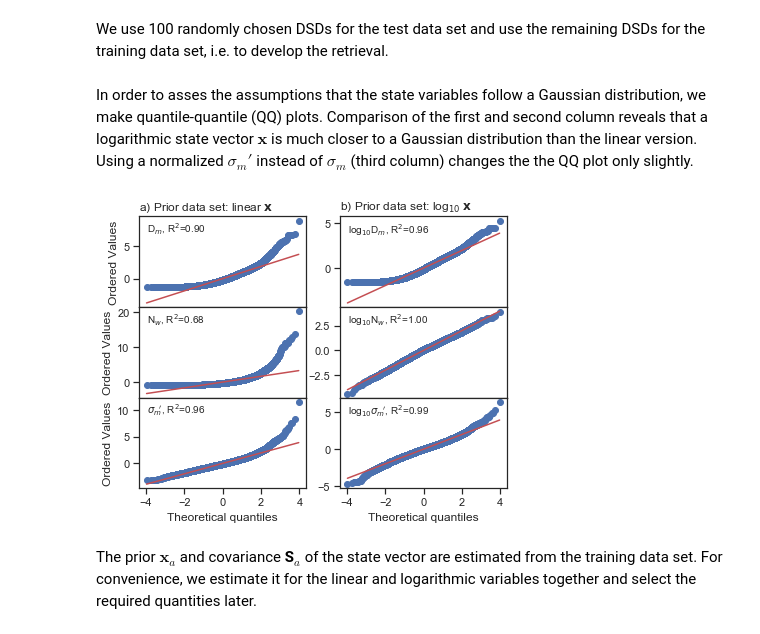
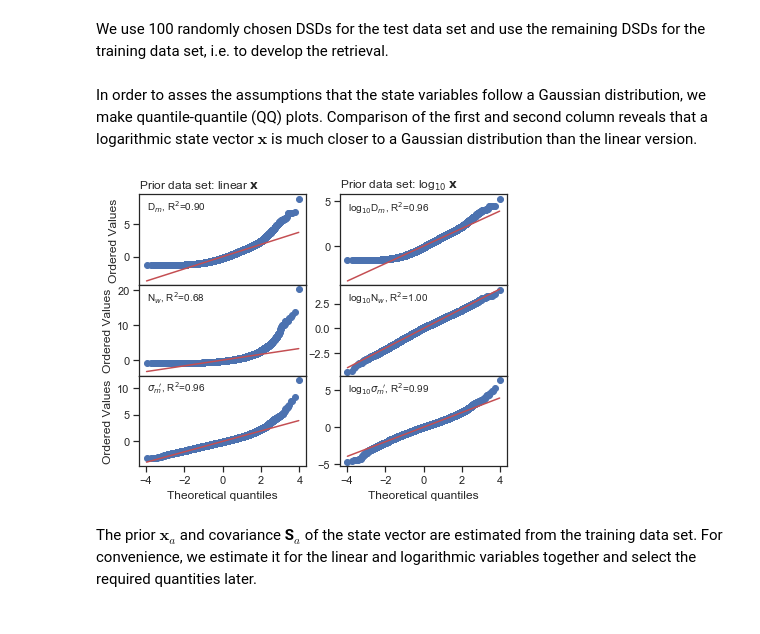
Before and after one commit to maahn/pyOptimalEstimation_examples, a Jupyter notebook: Supplement B - DSD retrieval.ipynb, the cells around one changed output. Saved outputs shown, nothing was run; the diff lists cells and outputs as text; code cells hidden in the pictures.

```diff
--- a/Supplement B - DSD retrieval.ipynb
+++ b/Supplement B - DSD retrieval.ipynb
@@ -112,7 +114,7 @@ testII, trainingII = ii[:nTest], ii[nTest:]
 rainDat_test = rainDat.isel(time=testII)
 rainDat_training = rainDat.isel(time=trainingII)
 # %% [markdown]
-In order to asses the assumptions that the state variables follow a Gaussian distribution, we make quantile-quantile (QQ) plots. Comparison of the first and second column reveals that a logarithmic state vector $\mathbf{x}$ is much closer to a Gaussian distribution than the linear version. Using a normalized  $\sigma_m\!'$ instead of $\sigma_m$ (third column) changes the the QQ plot only slightly.
+In order to asses the assumptions that the state variables follow a Gaussian distribution, we make quantile-quantile (QQ) plots. Comparison of the first and second column reveals that a logarithmic state vector $\mathbf{x}$ is much closer to a Gaussian distribution than the linear version.
 # %%
 ncols = 2
 fig, sps = plt.subplots(figsize=(6.6, 5), nrows=3, ncols=ncols, sharex=True)
@@ -130,35 +132,35 @@ for kk in range(3):
         x_var = x_vars[kk]
         data = (rainDat_training[x_var] - np.mean(
             rainDat_training[x_var])) / np.std(rainDat_training[x_var])
         (osm, osr), (slope, intercept, r) = stats.probplot(
             data, dist="norm", plot=sps[kk, ii], fit=True, rvalue=False)
 
         sps[kk, ii].set_title('')
         if kk == 0:
             sps[kk, ii].set_title(
-                '%s) Prior data set: %s $\mathbf{x}$' % (abc[ii], x_name),
+                'Prior data set: %s $\mathbf{x}$' % (x_name),
                 loc='left')
 
         sps[kk, ii].text(
             0.05,
             0.95,
             '%s, R$^2$=%.2f' % (
                 supporting_routines.niceKeys[x_var], r**2
                 #, x_mean, x_std
             ),
             horizontalalignment='left',
             verticalalignment='top',
             transform=sps[kk, ii].transAxes)
 
         if kk < 2:
             sps[kk, ii].set_xlabel("")
         if ii > 0:
             sps[kk, ii].set_ylabel("")
         jj += 1
 
 fig.subplots_adjust(hspace=0)
 # %% [output]
-[figure, old version]
+[figure, new version]
 # %% [markdown]
 The prior $\mathbf{x}_{a}$ and covariance **S**$_a$ of the state vector are estimated from the training data set. For convenience, we estimate it for the linear and logarithmic variables together and select the required quantities later.
 # %%
```
Also changed, not shown: parts of 15 cells of this notebook, 3 other files.
